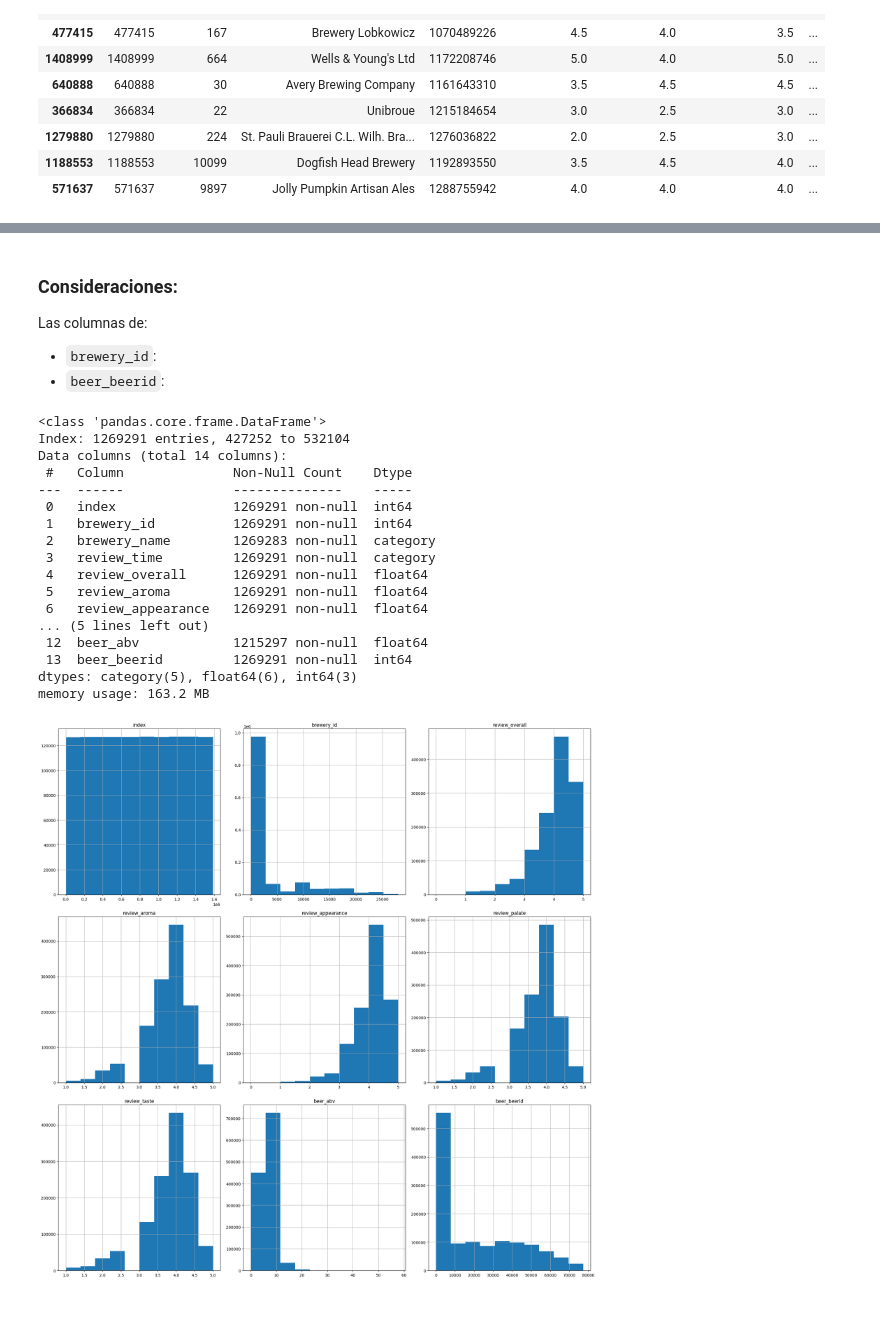
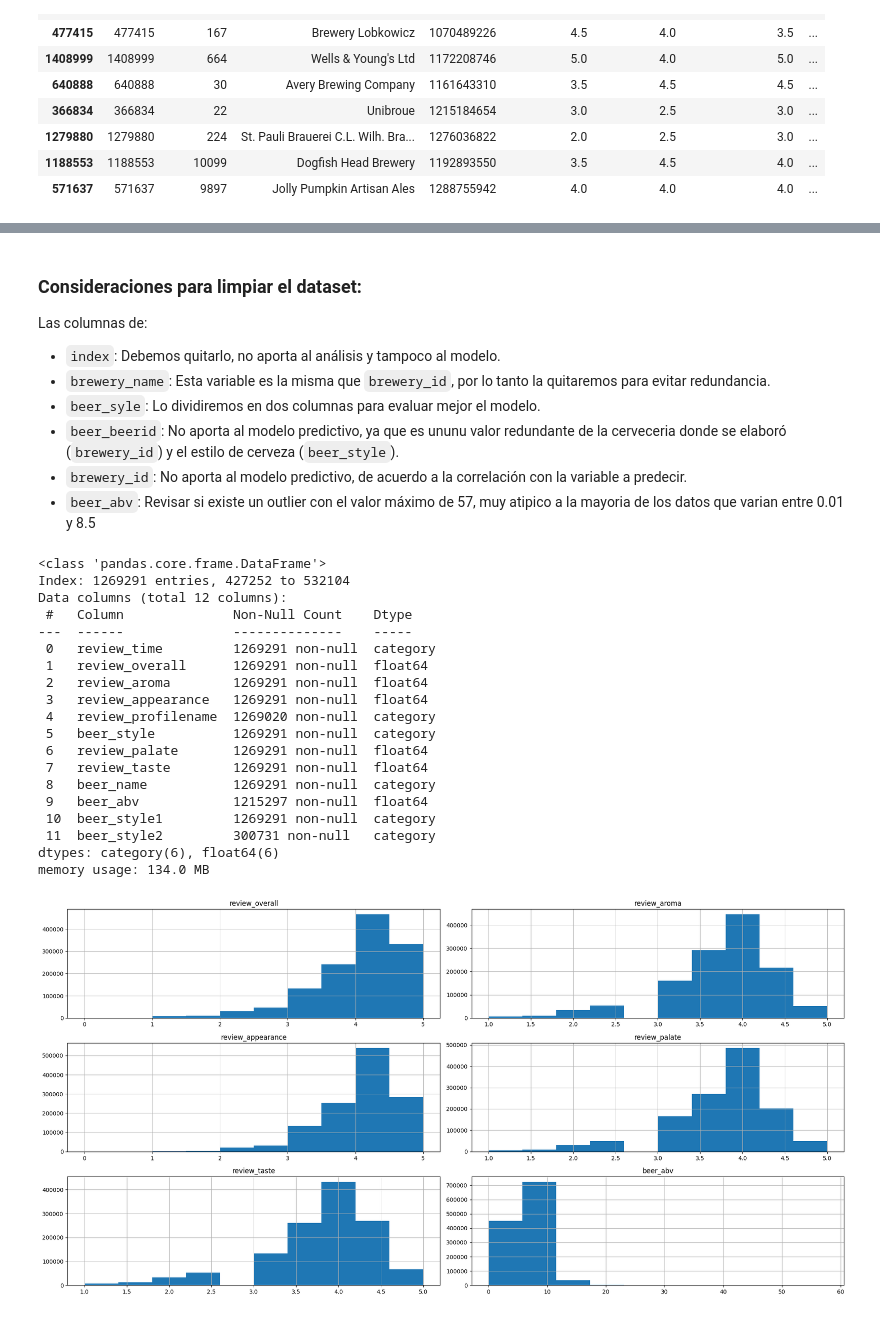
Before and after one commit to a70mico/Final_Project_Data_Science, a Jupyter notebook: src/explore_2.ipynb, the cells around one changed output, grey strips where cells are left out. Drawn from its saved outputs; the diff is of its cells as text; code cells hidden in the pictures.

```diff
--- a/src/explore_2.ipynb
+++ b/src/explore_2.ipynb
@@ -99,12 +99,16 @@ df_interim = (
         .str.lower()
         .str.slice(0,40), axis=1
     )
+    .drop(['index', 'brewery_name', 'beer_beerid', 'brewery_id'], axis=1)
     .drop_duplicates()
-    .astype({'brewery_name': 'category',
-             'review_time': 'category',
+    .astype({'review_time': 'category',
              'review_profilename': 'category',
              'beer_style': 'category',
              'beer_name': 'category'
 
     })
 )
+
+df_interim[['beer_style1', 'beer_style2']] = df_interim['beer_style'].str.split('/', expand=True)
+df_interim = df_interim.astype({'beer_style1': 'category', 'beer_style2': 'category'})
+df_interim.info()
@@ -131,38 +153,45 @@ display(df_interim.describe(include='category').T)
-# %% [markdown]
-### **Consideraciones:**
-
-Las columnas de:
-- `brewery_id`:
-- `beer_beerid`:
+# %% [markdown]
+### **Consideraciones para limpiar el dataset:**
+
+Las columnas de:
+- `index`: Debemos quitarlo, no aporta al análisis y tampoco al modelo.
+- `brewery_name`: Esta variable es la misma que `brewery_id`, por lo tanto la quitaremos para evitar redundancia.
+- `beer_syle`: Lo dividiremos en dos columnas para evaluar mejor el modelo.
+- `beer_beerid`: No aporta al modelo predictivo, ya que es ununu valor redundante de la cerveceria donde se elaboró (`brewery_id`) y el estilo de cerveza (`beer_style`).
+- `brewery_id`: No aporta al modelo predictivo, de acuerdo a la correlación con la variable a predecir.
+- `beer_abv`: Revisar si existe un outlier con el valor máximo de 57, muy atipico a la mayoria de los datos que varian entre 0.01 y 8.5
 # %%
 df = df_interim.copy()
 # %%
+# Dividir el dataset en uno de entrenamiento y otro de prueba
 df_train, df_test = train_test_split(df, test_size=0.2, random_state=2024)
 df_train.info()
 # %% [output]
 <class 'pandas.core.frame.DataFrame'>
 Index: 1269291 entries, 427252 to 532104
-Data columns (total 14 columns):
+Data columns (total 12 columns):
  #   Column              Non-Null Count    Dtype
 ---  ------              --------------    -----
- 0   index               1269291 non-null  int64
- 1   brewery_id          1269291 non-null  int64
- 2   brewery_name        1269283 non-null  category
- 3   review_time         1269291 non-null  category
- 4   review_overall      1269291 non-null  float64
- 5   review_aroma        1269291 non-null  float64
- 6   review_appearance   1269291 non-null  float64
-... (5 lines left out)
- 12  beer_abv            1215297 non-null  float64
- 13  beer_beerid         1269291 non-null  int64
-dtypes: category(5), float64(6), int64(3)
-memory usage: 163.2 MB
+ 0   review_time         1269291 non-null  category
+ 1   review_overall      1269291 non-null  float64
+ 2   review_aroma        1269291 non-null  float64
+ 3   review_appearance   1269291 non-null  float64
+ 4   review_profilename  1269020 non-null  category
+ 5   beer_style          1269291 non-null  category
+ 6   review_palate       1269291 non-null  float64
+ 7   review_taste        1269291 non-null  float64
+ 8   beer_name           1269291 non-null  category
+ 9   beer_abv            1215297 non-null  float64
+ 10  beer_style1         1269291 non-null  category
+ 11  beer_style2         300731 non-null   category
+dtypes: category(6), float64(6)
+memory usage: 134.0 MB
 # %%
-df_train.hist(figsize=(20, 20))
+df_train.hist(figsize=(20, 10))
 plt.tight_layout()
 plt.show()
 # %% [output]
-[figure, old version]
+[figure, new version]
 # %%
 sns.pairplot(data=df_train)
 plt.show()
```
Also changed, not shown: parts of 5 cells of this notebook.
